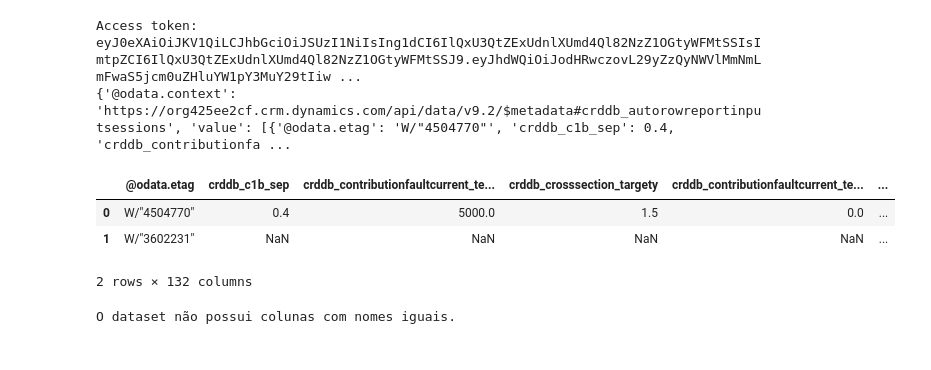
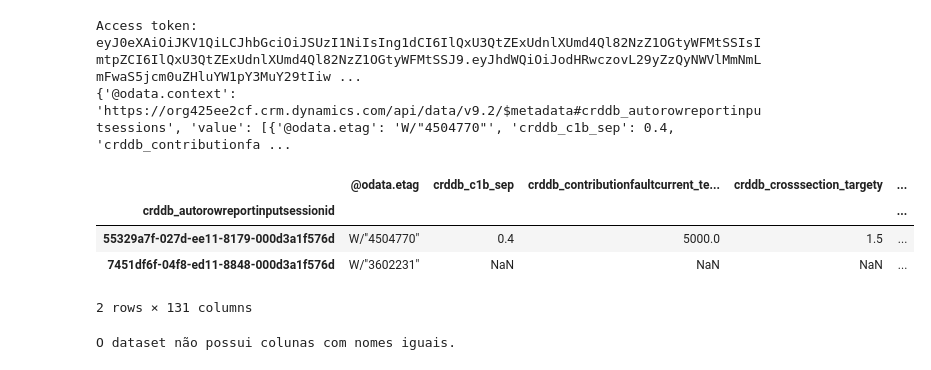
Before and after one commit to LucasLessa1/Projects, a Jupyter notebook: PowerApps/request_notebook.ipynb, the cells around one changed output. Drawn from its saved outputs; the diff is of its cells as text; code cells hidden in the pictures.

```diff
--- a/PowerApps/request_notebook.ipynb
+++ b/PowerApps/request_notebook.ipynb
@@ -111,12 +111,14 @@ eyJ0eXAiOiJKV1QiLCJhbGciOiJSUzI1NiIsIng1dCI6IlQxU3QtZExUdnlXUmd4Ql82NzZ1OGtyWFMt
 {'@odata.context': 'https://org425ee2cf.crm.dynamics.com/api/data/v9.2/$metadata#crddb_autorowreportinputsessions', 'value': [{'@odata.etag': 'W/"4504770"', 'crddb_c1b_sep': 0.4, 'crddb_contributionfa ...
 # %%
 data_df = pd.DataFrame(data['value'])
+data_df.set_index("crddb_autorowreportinputsessionid", inplace = True)
 data_df
 # %% [output]
-|  | @odata.etag | crddb_c1b_sep | crddb_contributionfaultcurrent_te... | crddb_crosssection_targety | crddb_contributionfaultcurrent_te... | ... |
-| 0 | W/"4504770" | 0.4 | 5000.0 | 1.5 | 0.0 | ... |
-| 1 | W/"3602231" | NaN | NaN | NaN | NaN | ... |
+|  | @odata.etag | crddb_c1b_sep | crddb_contributionfaultcurrent_te... | crddb_crosssection_targety | ... |
+| crddb_autorowreportinputsessionid |  |  |  |  | ... |
+| 55329a7f-027d-ee11-8179-000d3a1f576d | W/"4504770" | 0.4 | 5000.0 | 1.5 | ... |
+| 7451df6f-04f8-ed11-8848-000d3a1f576d | W/"3602231" | NaN | NaN | NaN | ... |
-2 rows × 132 columns
+2 rows × 131 columns
 # %%
 def verifica_colunas_iguais(df):
 
```
Also changed, not shown: parts of 20 cells of this notebook.
